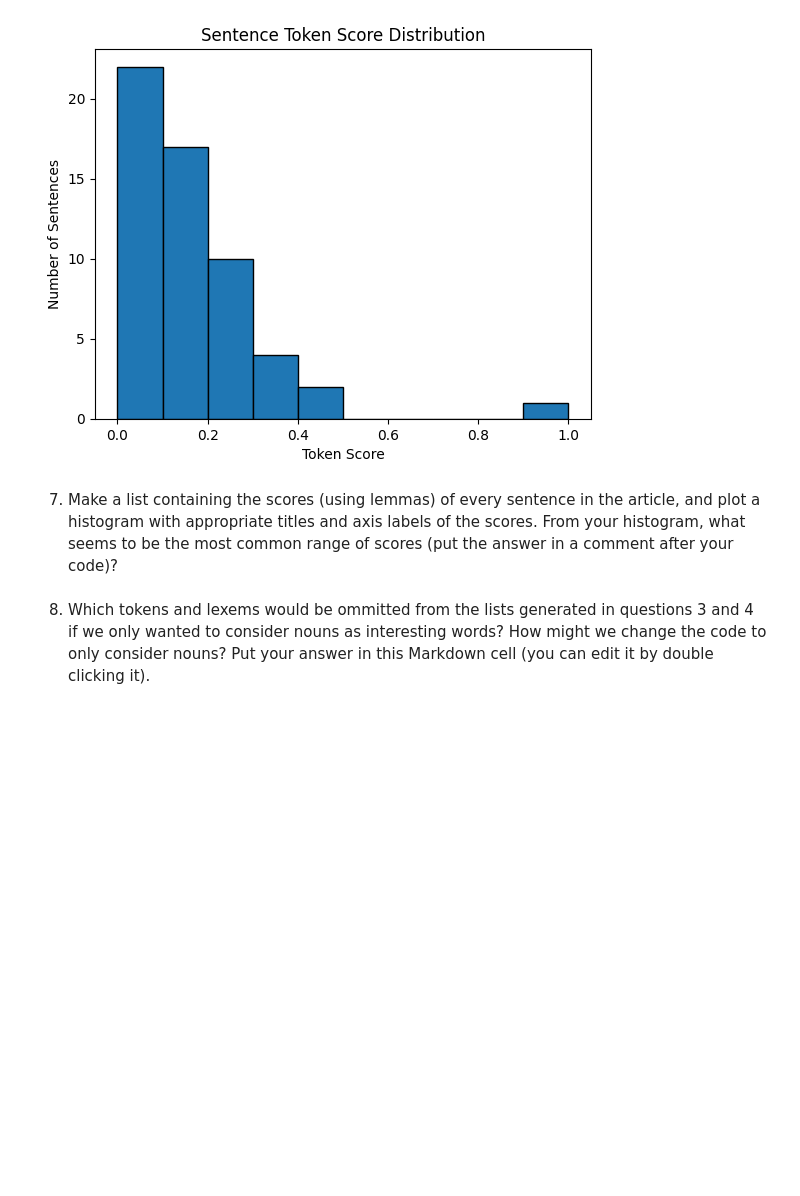
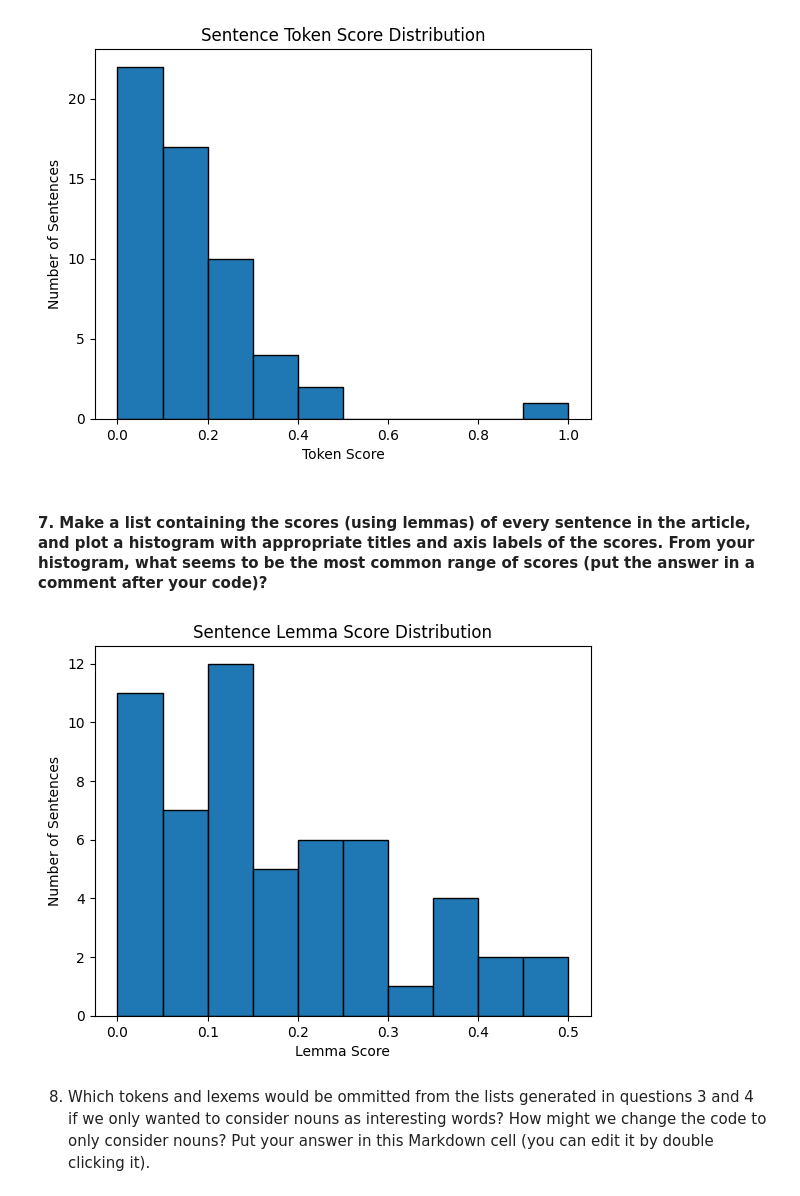
Before and after one commit to bvrtachnik/620-mod6-web-scraping, a Jupyter notebook: p6-web-scraping.ipynb, the cells around one changed output. Cells and saved outputs as stored; diff of their text form; code cells hidden in the pictures; blank space fills up the shorter version.

```diff
--- a/p6-web-scraping.ipynb
+++ b/p6-web-scraping.ipynb
@@ -238,6 +238,36 @@ plt.show()
 # %% [output]
 [figure]
 # %% [markdown]
-7. Make a list containing the scores (using lemmas) of every sentence in the article, and plot a histogram with appropriate titles and axis labels of the scores.  From your histogram, what seems to be the most common range of scores (put the answer in a comment after your code)?
+#### 7. Make a list containing the scores (using lemmas) of every sentence in the article, and plot a histogram with appropriate titles and axis labels of the scores.  From your histogram, what seems to be the most common range of scores (put the answer in a comment after your code)?
+# %%
+# Get the most common lemmas (filtered)
+lemmas = [token.lemma_.lower() for token in nlp(article_text)
+          if not token.is_stop and not token.is_punct and not token.is_space]
+lemma_counts = Counter(lemmas)
+most_common_lemmas = {lemma for lemma, _ in lemma_counts.most_common(5)}
+
+# Function to score sentences by lemma
+def score_by_lemma(sentence, interesting_lemmas):
+    words = [token.lemma_.lower() for token in sentence
+             if not token.is_stop and not token.is_punct and not token.is_space]
+    if not words:
+        return 0
+    matches = sum(1 for word in words if word in interesting_lemmas)
+    return matches / len(words)
+
+# Score every sentence
+doc = nlp(article_text)
+sentence_scores = [score_by_lemma(sent, most_common_lemmas) for sent in doc.sents]
+
+# Plot the histogram
+plt.hist(sentence_scores, bins=10, edgecolor='black')
+plt.title("Sentence Lemma Score Distribution")
+plt.xlabel("Lemma Score")
+plt.ylabel("Number of Sentences")
+plt.show()
+
+# The most common range of scores appears to be around 0.0–0.1 based on the histogram.
+# %% [output]
+[figure, added]
 # %% [markdown]
 8. Which tokens and lexems would be ommitted from the lists generated in questions 3 and 4 if we only wanted to consider nouns as interesting words?  How might we change the code to only consider nouns? Put your answer in this Markdown cell (you can edit it by double clicking it).
```
Also changed, not shown: 1 other file.
